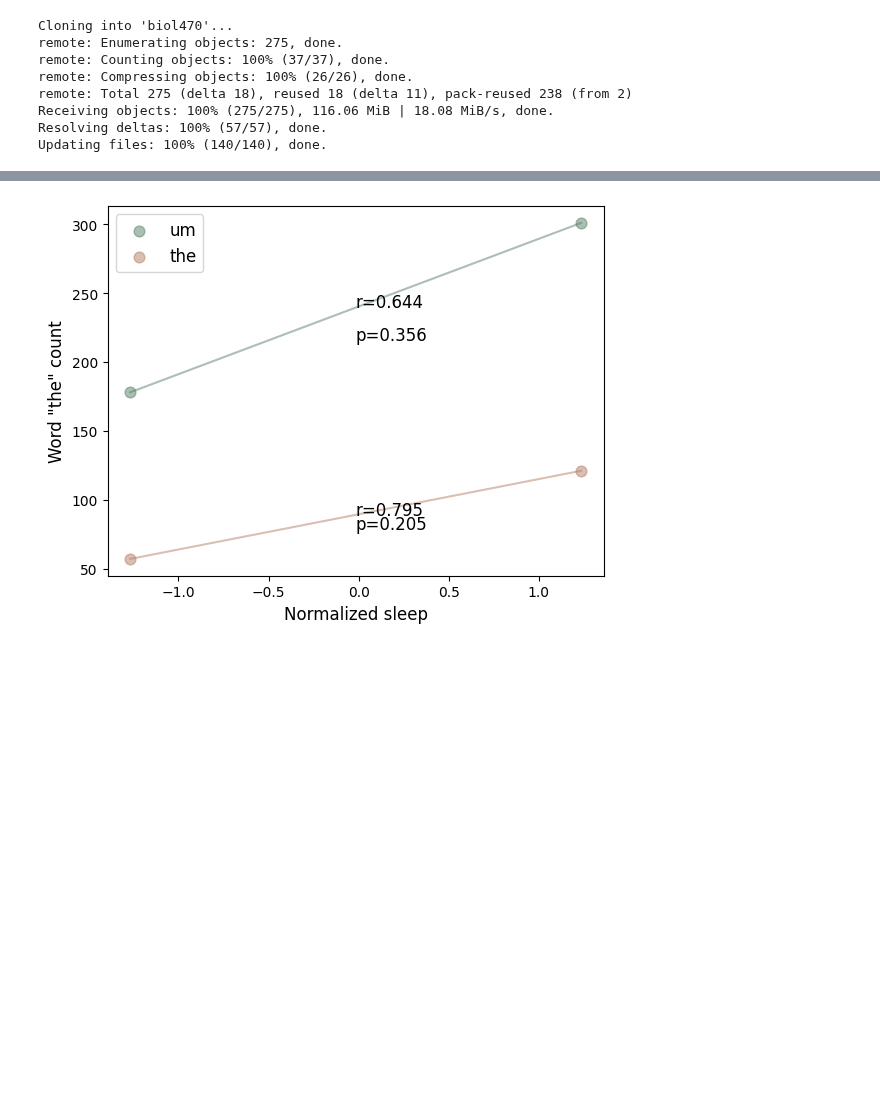
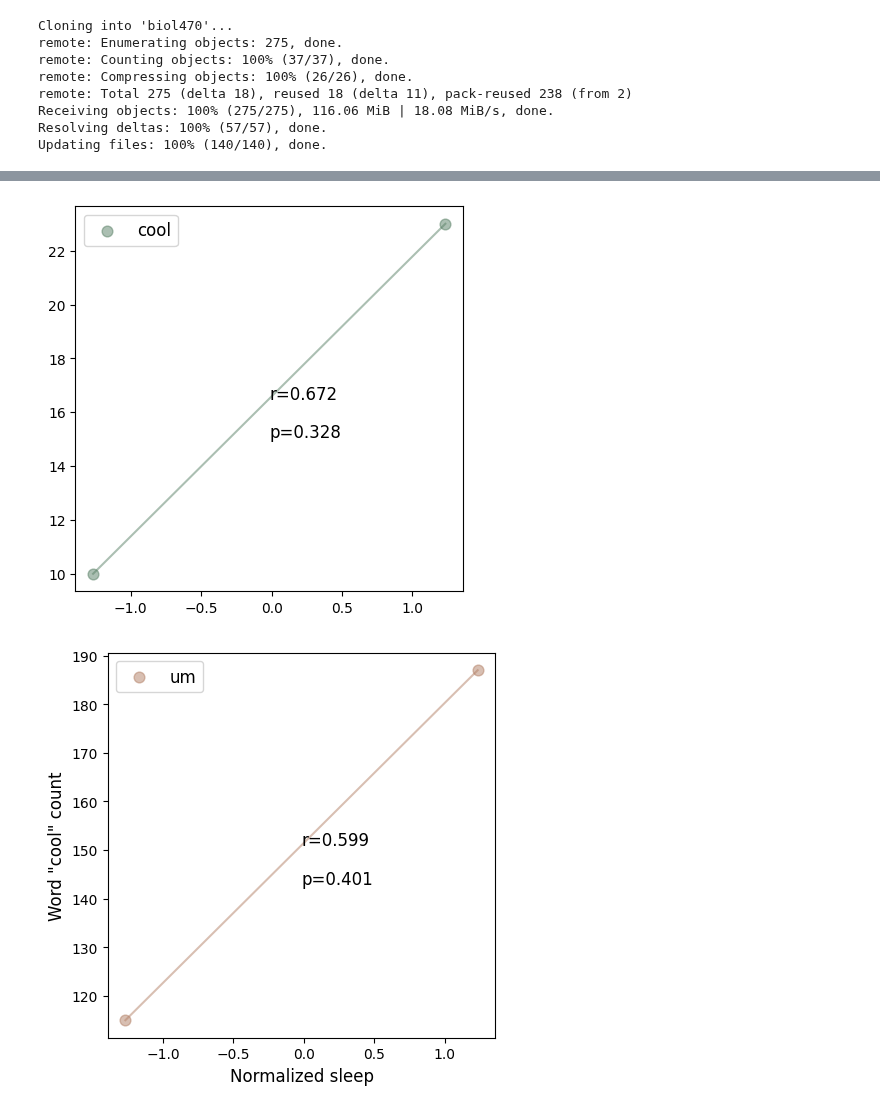
Before and after one commit to mattsmiths/biol470, a Jupyter notebook: week9/BIOL470_lecture_transcript.ipynb, the cells around one changed output, grey strips where cells are left out. Drawn from its saved outputs; the diff is of its cells as text; code cells hidden in the pictures; blank space fills up the shorter version.

```diff
--- a/week9/BIOL470_lecture_transcript.ipynb
+++ b/week9/BIOL470_lecture_transcript.ipynb
@@ -13,7 +16,7 @@ Receiving objects: 100% (275/275), 116.06 MiB | 18.08 MiB/s, done.
 Resolving deltas: 100% (57/57), done.
 Updating files: 100% (140/140), done.
 # %%
-phrase = "the" # @param {type:"string"}
+phrase = "cool" # @param {type:"string"}
 # %%
 umFinal = []
 nFinal = []
@@ -26,9 +29,9 @@ in1.close()
 umCount = 0
 nCount = 0
 for line in out:
-  if phrase in line:
+  if phrase.lower() in line.lower():
     umCount += 1
-  if phrase1 in line:
+  if phrase1.lower() in line.lower():
     nCount += 1
 print('Normalized sleep: -0.64223556')
 print(umCount)
@@ -42,9 +45,9 @@ in1.close()
 umCount = 0
 nCount = 0
 for line in out:
-  if phrase in line:
+  if phrase.lower() in line.lower():
     umCount += 1
-  if phrase1 in line:
+  if phrase1.lower() in line.lower():
     nCount += 1
 print('Normalized sleep: 1.2344268')
 print(umCount)
@@ -58,9 +61,9 @@ in1.close()
 umCount = 0
 nCount = 0
 for line in out:
-  if phrase in line:
+  if phrase.lower() in line.lower():
     umCount += 1
-  if phrase1 in line:
+  if phrase1.lower() in line.lower():
     nCount += 1
 print('Normalized sleep: -1.26778969')
 print(umCount)
@@ -74,9 +77,9 @@ in1.close()
 umCount = 0
 nCount = 0
 for line in out:
-  if phrase in line:
+  if phrase.lower() in line.lower():
     umCount += 1
-  if phrase1 in line:
+  if phrase1.lower() in line.lower():
     nCount += 1
 
 print('Normalized sleep: 0.67559845')
@@ -91,7 +94,7 @@ from matplotlib import pyplot as plt
 import numpy as np
 
 plt.figure(figsize=(10,6))
-plt.scatter([-0.64223556,1.2344268,  -1.26778969,  0.67559845],umFinal,s=60,color=(0.35,0.5,0.4,0.5),label=phrase1)
+plt.scatter([-0.64223556,1.2344268,  -1.26778969,  0.67559845],umFinal,s=60,color=(0.35,0.5,0.4,0.5),label=phrase)
 vx = [-0.64223556,1.2344268,  -1.26778969,  0.67559845]
 xx = np.argsort(vx)
 vx1 = np.array(vx)[xx]
@@ -99,7 +102,7 @@ umFinal = np.array(umFinal)[xx]
 plt.plot(vx1,umFinal,linewidth=1,color=(0.35,0.5,0.4,0.5))
 
 
-plt.scatter([-0.64223556,1.2344268,  -1.26778969,  0.67559845],nFinal,s=60,color=(0.7,0.5,0.4,0.5),label=phrase)
+plt.scatter([-0.64223556,1.2344268,  -1.26778969,  0.67559845],nFinal,s=60,color=(0.7,0.5,0.4,0.5),label=phrase1)
 vx = [-0.64223556,1.2344268,  -1.26778969,  0.67559845]
 xx = np.argsort(vx)
 vx = np.array(vx)[xx]
@@ -125,29 +126,36 @@ import scipy
 # %%
+plt.figure(figsize=(5,5))
 plt.plot([vx[0],vx[-1]],[umFinal[0],umFinal[-1]],color=(0.35,0.5,0.4,0.5))
-plt.scatter([vx[0],vx[-1]],[umFinal[0],umFinal[-1]],s=60,color=(0.35,0.5,0.4,0.5),label=phrase1)
+plt.scatter([vx[0],vx[-1]],[umFinal[0],umFinal[-1]],s=60,color=(0.35,0.5,0.4,0.5),label=phrase)
 
+plt.legend(fontsize=12)
 r,p = scipy.stats.pearsonr(umFinal,vx)
 x1 = np.nanmean([vx[0],vx[-1]])
 y1 = np.nanmean([umFinal[0],umFinal[-1]])
 
+ax1 = plt.axis()
+dd = (ax1[3]-ax1[2])*0.1
 plt.text(x1,y1,'r='+str(round(r,3)),fontsize=12)
-plt.text(x1,y1-(y1*0.1),'p='+str(round(p,3)),fontsize=12)
+plt.text(x1,y1-dd,'p='+str(round(p,3)),fontsize=12)
 
 
+plt.figure(figsize=(5,5))
 plt.plot([vx1[0],vx1[-1]],[nFinal[0],nFinal[-1]],color=(0.7,0.5,0.4,0.5))
-plt.scatter([vx1[0],vx1[-1]],[nFinal[0],nFinal[-1]],s=60,color=(0.7,0.5,0.4,0.5),label=phrase)
+plt.scatter([vx1[0],vx1[-1]],[nFinal[0],nFinal[-1]],s=60,color=(0.7,0.5,0.4,0.5),label=phrase1)
 
-r,p = scipy.stats.pearsonr(nFinal,vx)
+ax1 = plt.axis()
+dd = (ax1[3]-ax1[2])*0.1
+r,p = scipy.stats.pearsonr(nFinal,vx1)
 x1 = np.nanmean([vx1[0],vx1[-1]])
 y1 = np.nanmean([nFinal[0],nFinal[-1]])
-
 plt.text(x1,y1,'r='+str(round(r,3)),fontsize=12)
-plt.text(x1,y1-(y1*0.12),'p='+str(round(p,3)),fontsize=12)
+plt.text(x1,y1-dd,'p='+str(round(p,3)),fontsize=12)
 
 plt.legend(fontsize=12)
 
 plt.ylabel('Word "%s" count'%phrase,fontsize=12)
 plt.xlabel('Normalized sleep',fontsize=12)
 plt.show()
 # %% [output]
-[figure, old version]
+[figure, new version]
+[figure, added]
```
Also changed, not shown: parts of 10 cells of this notebook.
